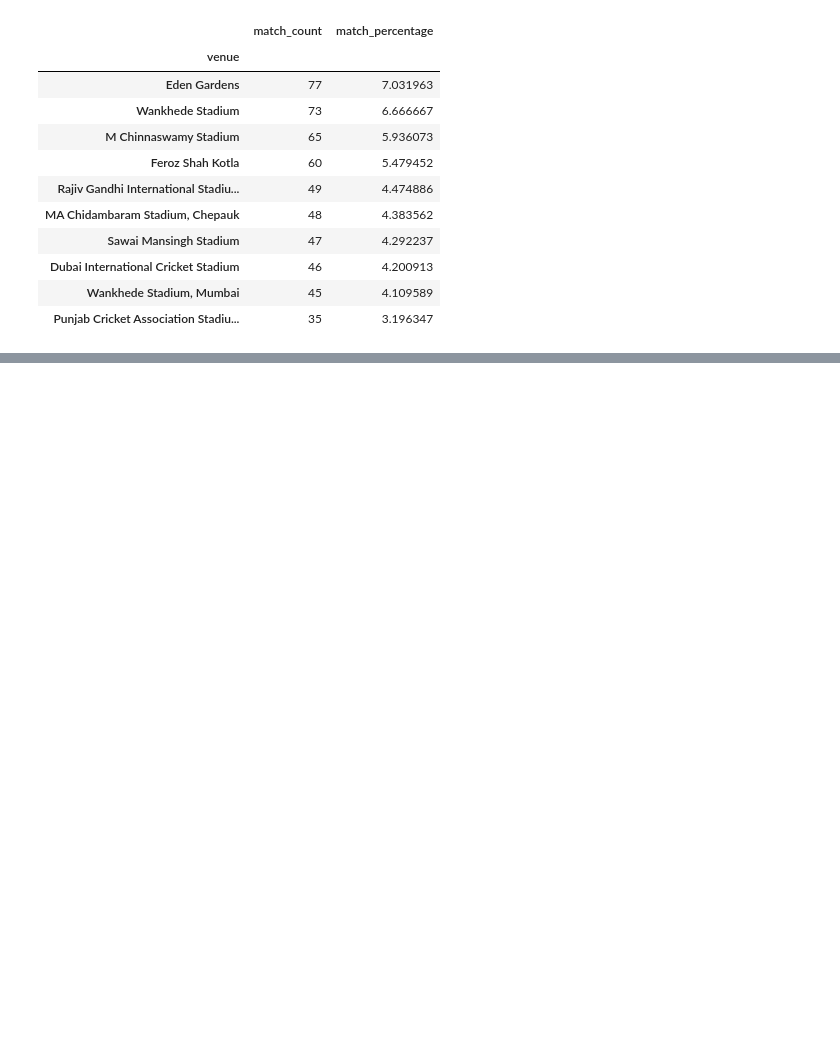
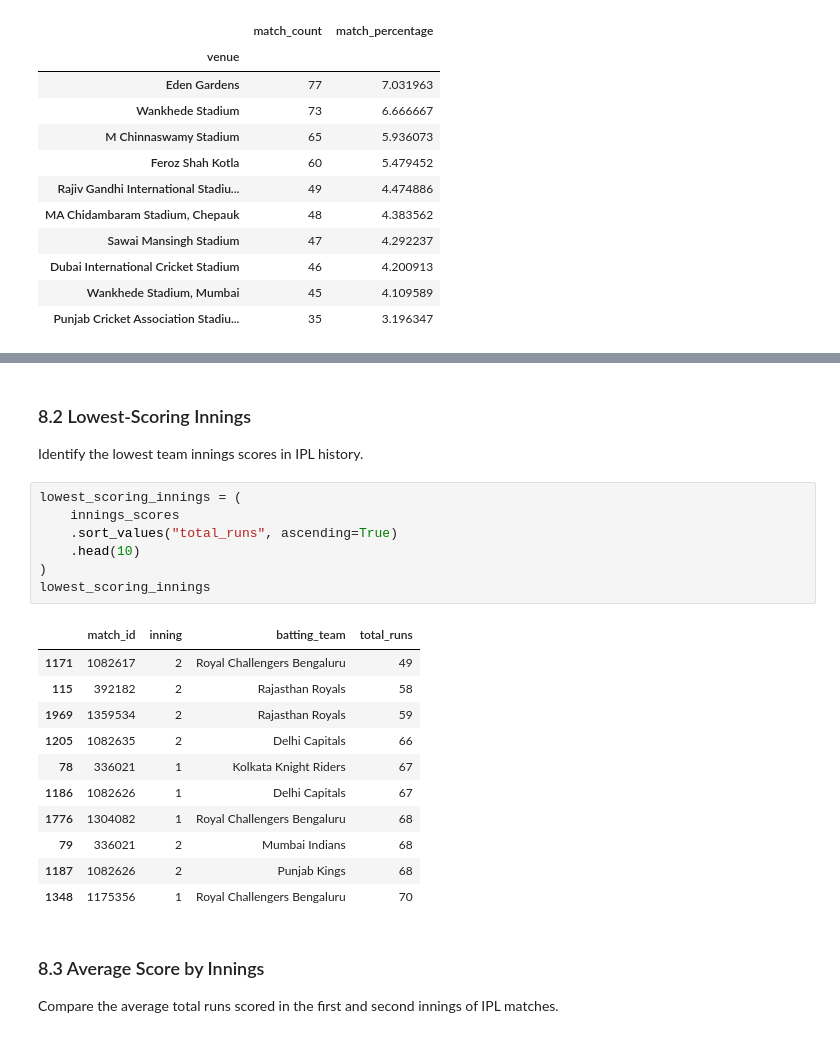
Before and after one commit to khalil-Gardiwal/ipl-data-analysis, a Jupyter notebook: notebooks/ipl-analysis.ipynb, the cells around one changed output, grey strips where cells are left out. Saved outputs shown, nothing was run; the diff lists cells and outputs as text; blank space fills up the shorter version.

```diff
--- a/notebooks/ipl-analysis.ipynb
+++ b/notebooks/ipl-analysis.ipynb
@@ -1405,0 +1447,27 @@ venue_share
+# %% [markdown]
+### 8.2 Lowest-Scoring Innings
+
+Identify the lowest team innings scores in IPL history.
+# %%
+lowest_scoring_innings = (
+    innings_scores
+    .sort_values("total_runs", ascending=True)
+    .head(10)
+)
+lowest_scoring_innings
+# %% [output]
+|  | match_id | inning | batting_team | total_runs |
+| 1171 | 1082617 | 2 | Royal Challengers Bengaluru | 49 |
+| 115 | 392182 | 2 | Rajasthan Royals | 58 |
+| 1969 | 1359534 | 2 | Rajasthan Royals | 59 |
+| 1205 | 1082635 | 2 | Delhi Capitals | 66 |
+| 78 | 336021 | 1 | Kolkata Knight Riders | 67 |
+| 1186 | 1082626 | 1 | Delhi Capitals | 67 |
+| 1776 | 1304082 | 1 | Royal Challengers Bengaluru | 68 |
+| 79 | 336021 | 2 | Mumbai Indians | 68 |
+| 1187 | 1082626 | 2 | Punjab Kings | 68 |
+| 1348 | 1175356 | 1 | Royal Challengers Bengaluru | 70 |
+# %% [markdown]
+### 8.3 Average Score by Innings
+
+Compare the average total runs scored in the first and second innings of IPL matches.
```
Also changed, not shown: parts of 26 cells of this notebook.
